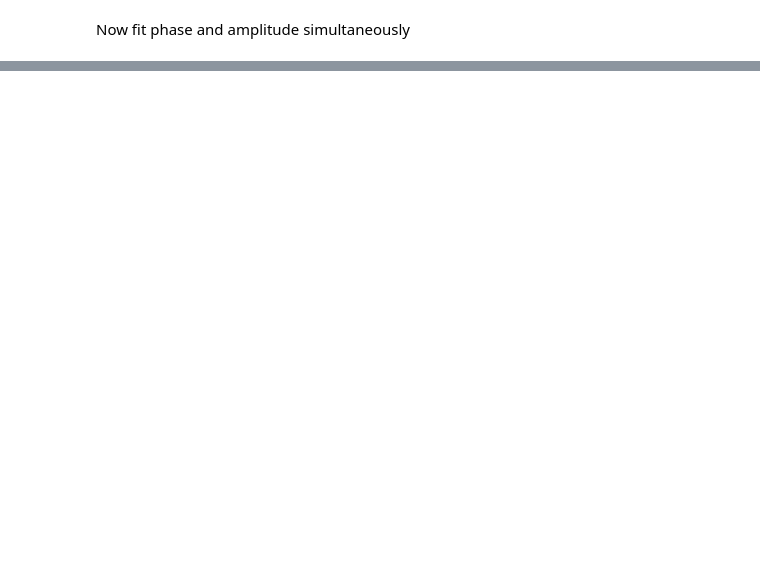
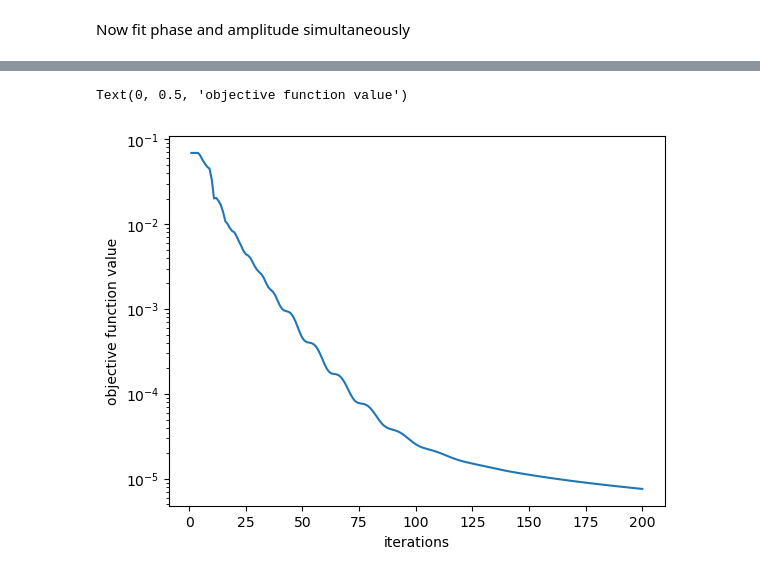
Before and after one commit to kvangorkom/adpr, a Jupyter notebook: examples/simple_example.ipynb, the cells around one changed output, grey strips where cells are left out. Drawn from its saved outputs; the diff is of its cells as text; code cells hidden in the pictures; blank space fills up the shorter version.

```diff
--- a/examples/simple_example.ipynb
+++ b/examples/simple_example.ipynb
@@ -111,0 +132,22 @@ Text(0.5, 1.0, 'Amplitude')
+# %%
+method_kwargs = {
+    'opt' : optax.amsgrad(1e-1, eps=1e-5),
+    'tol' : 1e-4 ,
+}
+
+estimator = adpr.Estimation(model, estimate_phase=True, estimate_amplitude=False,
+                            method=OptaxSolver, method_kwargs=method_kwargs, maxiter=200)
+
+# customize the initial guess a bit
+estimator.gauss_init = 0.01
+rkey = random.PRNGKey(100)
+estimator.init += random.normal(rkey, shape=estimator.init.shape) * 1e-3
+# %%
+fit, err, objvals  = estimator.run(psfs, pupil)
+# %%
+plt.semilogy(objvals)
+plt.xlabel('iterations')
+plt.ylabel('objective function value')
+# %% [output]
+Text(0, 0.5, 'objective function value')
+[figure, added]
```
Also changed, not shown: parts of 13 cells of this notebook.
